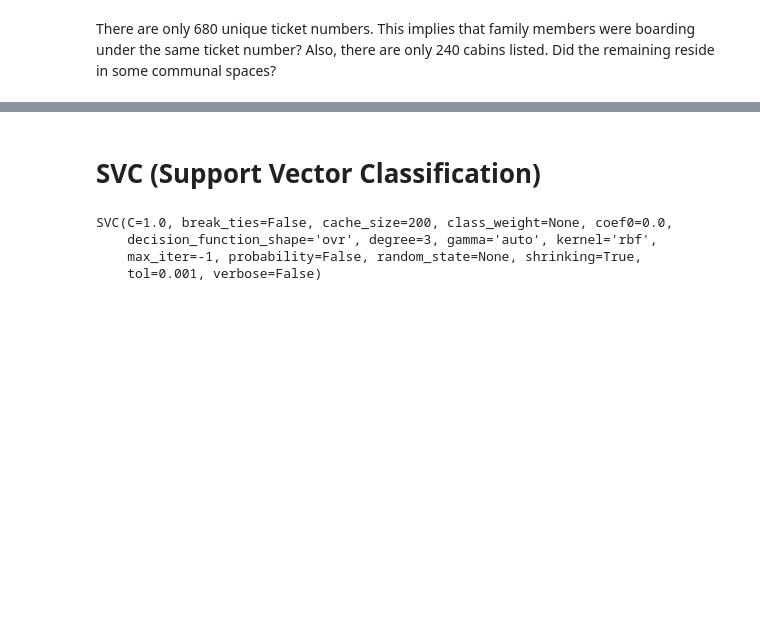
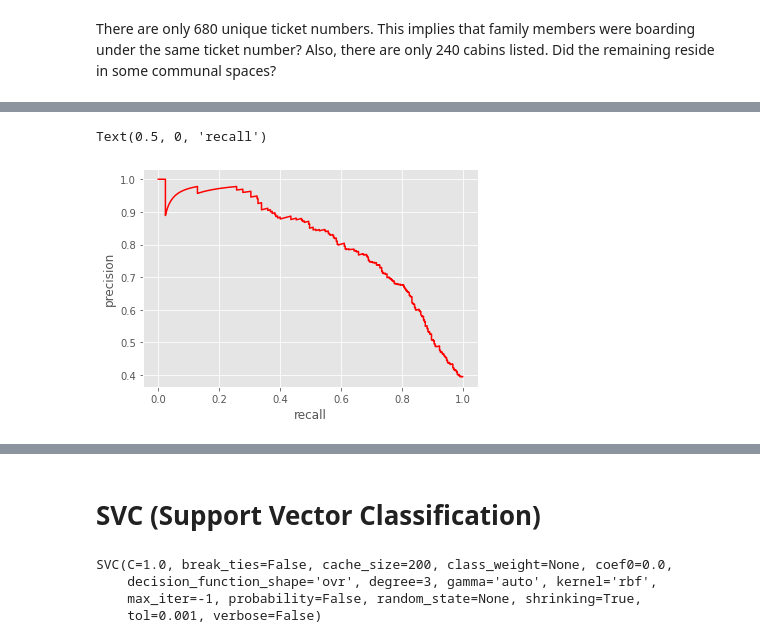
Before and after one commit to cgoeser1/MSDS422_course_assignments, a Jupyter notebook: Titanic(2021OCT17).ipynb, the cells around one changed output, grey strips where cells are left out. Drawn from its saved outputs; the diff is of its cells as text; code cells hidden in the pictures; blank space fills up the shorter version.

```diff
--- a/Titanic(2021OCT17).ipynb
+++ b/Titanic(2021OCT17).ipynb
@@ -402,0 +519,7 @@ len(train.Name.unique())
+# %%
+plt.plot(recalls, precisions, "r-")
+plt.ylabel("precision")
+plt.xlabel("recall")
+# %% [output]
+Text(0.5, 0, 'recall')
+[figure, added]
```
Also changed, not shown: parts of 63 cells of this notebook.
